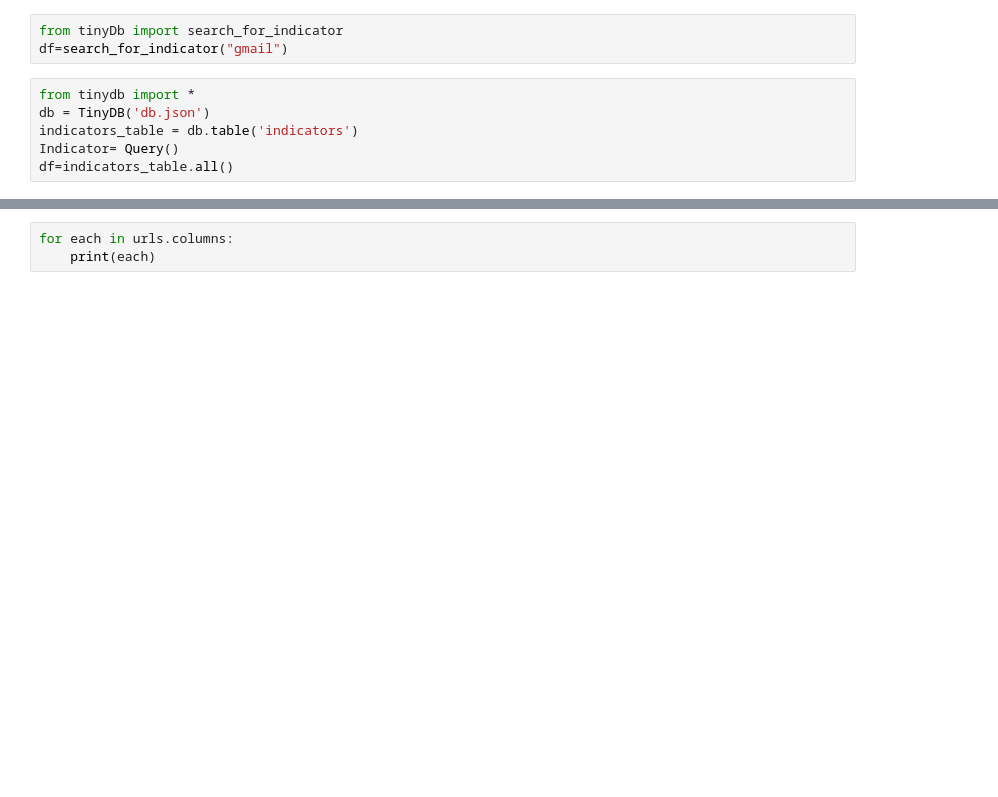
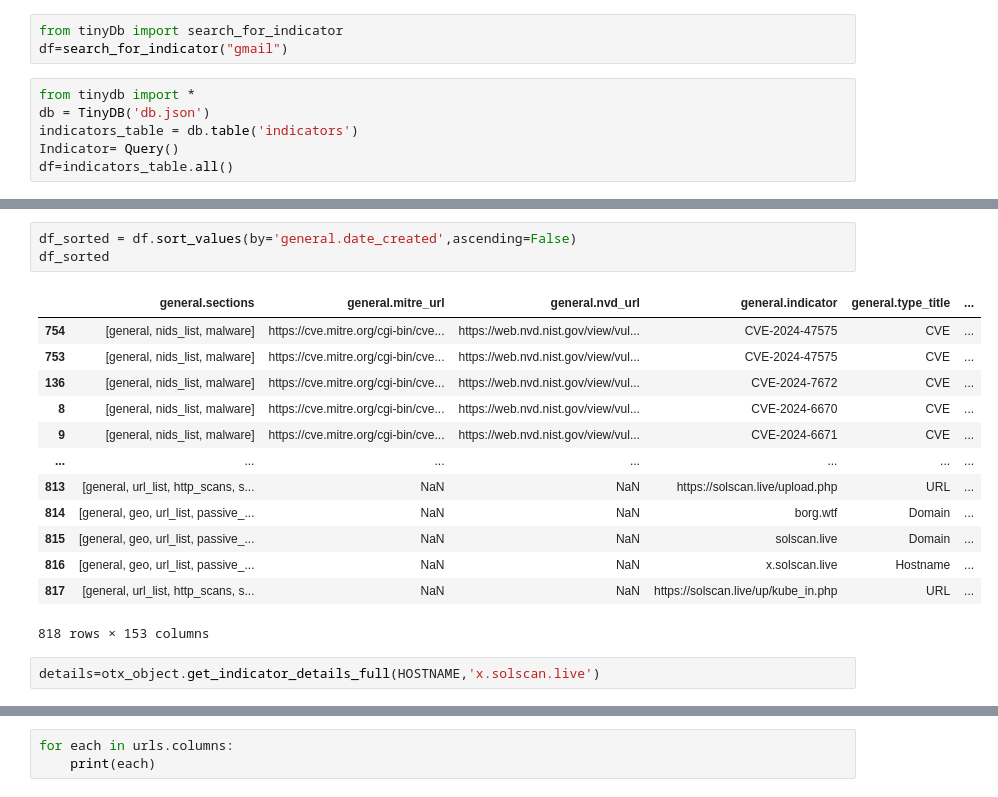
Before and after one commit to umairimran/ThreatIntelligenceProject, a Jupyter notebook: api_fetching.ipynb, the cells around one changed output, grey strips where cells are left out. Saved outputs shown, nothing was run; the diff lists cells and outputs as text; blank space fills up the shorter version.

```diff
--- a/api_fetching.ipynb
+++ b/api_fetching.ipynb
@@ -105,0 +76,19 @@ urls=df[df['general.type_title']=='URL']
+# %%
+df_sorted = df.sort_values(by='general.date_created',ascending=False)
+df_sorted
+# %% [output]
+|  | general.sections | general.mitre_url | general.nvd_url | general.indicator | general.type_title | ... |
+| 754 | [general, nids_list, malware] | https://cve.mitre.org/cgi-bin/cve... | https://web.nvd.nist.gov/view/vul... | CVE-2024-47575 | CVE | ... |
+| 753 | [general, nids_list, malware] | https://cve.mitre.org/cgi-bin/cve... | https://web.nvd.nist.gov/view/vul... | CVE-2024-47575 | CVE | ... |
+| 136 | [general, nids_list, malware] | https://cve.mitre.org/cgi-bin/cve... | https://web.nvd.nist.gov/view/vul... | CVE-2024-7672 | CVE | ... |
+| 8 | [general, nids_list, malware] | https://cve.mitre.org/cgi-bin/cve... | https://web.nvd.nist.gov/view/vul... | CVE-2024-6670 | CVE | ... |
+| 9 | [general, nids_list, malware] | https://cve.mitre.org/cgi-bin/cve... | https://web.nvd.nist.gov/view/vul... | CVE-2024-6671 | CVE | ... |
+| ... | ... | ... | ... | ... | ... | ... |
+| 813 | [general, url_list, http_scans, s... | NaN | NaN | https://solscan.live/upload.php | URL | ... |
+| 814 | [general, geo, url_list, passive_... | NaN | NaN | borg.wtf | Domain | ... |
+| 815 | [general, geo, url_list, passive_... | NaN | NaN | solscan.live | Domain | ... |
+| 816 | [general, geo, url_list, passive_... | NaN | NaN | x.solscan.live | Hostname | ... |
+| 817 | [general, url_list, http_scans, s... | NaN | NaN | https://solscan.live/up/kube_in.php | URL | ... |
+818 rows × 153 columns
+# %%
+details=otx_object.get_indicator_details_full(HOSTNAME,'x.solscan.live')
```
Also changed, not shown: parts of 10 cells of this notebook, 9 other files.
